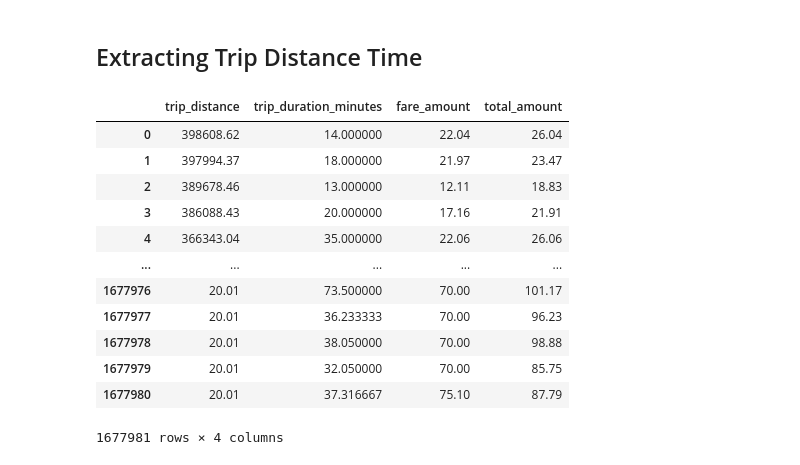
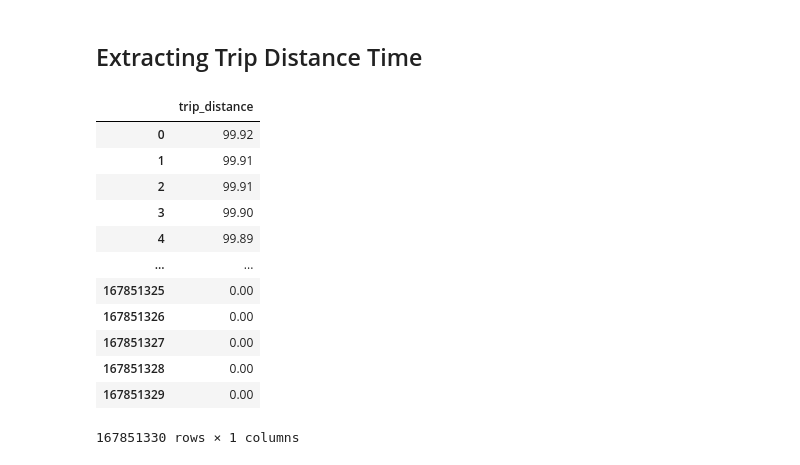
Before and after one commit to ajinikhil/NYC_jaune_taxi_analysis, a Jupyter notebook: NYC_jaune_taxi_analysis/analysis/distance_analysis.ipynb, the cells around one changed output. Saved outputs shown, nothing was run; the diff lists cells and outputs as text; code cells hidden in the pictures.

Commit message:
Filter anomalous trip distances

```diff
--- a/NYC_jaune_taxi_analysis/analysis/distance_analysis.ipynb
+++ b/NYC_jaune_taxi_analysis/analysis/distance_analysis.ipynb
@@ -6,0 +160,10 @@ df = duckdb.read_parquet('../raw/*/*.parquet')
+# %%
+df1 = duckdb.sql("""
+                    SELECT
+                        *
+                    FROM
+                        df
+                    WHERE
+                        trip_distance < 100
+                    """)
+df1
@@ -6,0 +188,9 @@ df = duckdb.read_parquet('../raw/*/*.parquet')
+# %%
+trip_tw = duckdb.sql("""
+                SELECT
+                    trip_distance
+                FROM df1
+                ORDER BY trip_distance DESC
+                """).df()
+
+trip_tw
@@ -7,31 +223,30 @@ df = duckdb.read_parquet('../raw/*/*.parquet')
 # %% [markdown]
 ## Extracting Trip Distance Time
 # %%
-trip_tw = duckdb.sql("""
-                SELECT
-                    trip_distance,
-                    EXTRACT(EPOCH FROM (
-                        tpep_dropoff_datetime - tpep_pickup_datetime
-                        )) / 60 AS trip_duration_minutes,
-                        fare_amount,
-                        total_amount
-                FROM df
-                WHERE trip_distance > 20
-                ORDER BY trip_distance DESC
-                """).df()
+# trip_tw = duckdb.sql("""
+#                 SELECT
+#                     trip_distance,
+#                     EXTRACT(EPOCH FROM (
+#                         tpep_dropoff_datetime - tpep_pickup_datetime
+#                         )) / 60 AS trip_duration_minutes,
+#                     fare_amount,
+#                     total_amount
+#                 FROM df1
+#                 ORDER BY trip_distance DESC
+#                 """).df()
 
 trip_tw
 # %% [output]
-|  | trip_distance | trip_duration_minutes | fare_amount | total_amount |
-| 0 | 398608.62 | 14.000000 | 22.04 | 26.04 |
-| 1 | 397994.37 | 18.000000 | 21.97 | 23.47 |
-| 2 | 389678.46 | 13.000000 | 12.11 | 18.83 |
-| 3 | 386088.43 | 20.000000 | 17.16 | 21.91 |
-| 4 | 366343.04 | 35.000000 | 22.06 | 26.06 |
-| ... | ... | ... | ... | ... |
-| 1677976 | 20.01 | 73.500000 | 70.00 | 101.17 |
-| 1677977 | 20.01 | 36.233333 | 70.00 | 96.23 |
-| 1677978 | 20.01 | 38.050000 | 70.00 | 98.88 |
-| 1677979 | 20.01 | 32.050000 | 70.00 | 85.75 |
-| 1677980 | 20.01 | 37.316667 | 75.10 | 87.79 |
+|  | trip_distance |
+| 0 | 99.92 |
+| 1 | 99.91 |
+| 2 | 99.91 |
+| 3 | 99.90 |
+| 4 | 99.89 |
+| ... | ... |
+| 167851325 | 0.00 |
+| 167851326 | 0.00 |
+| 167851327 | 0.00 |
+| 167851328 | 0.00 |
+| 167851329 | 0.00 |
-1677981 rows × 4 columns
+167851330 rows × 1 columns
```
Also changed, not shown: parts of 15 cells of this notebook.
